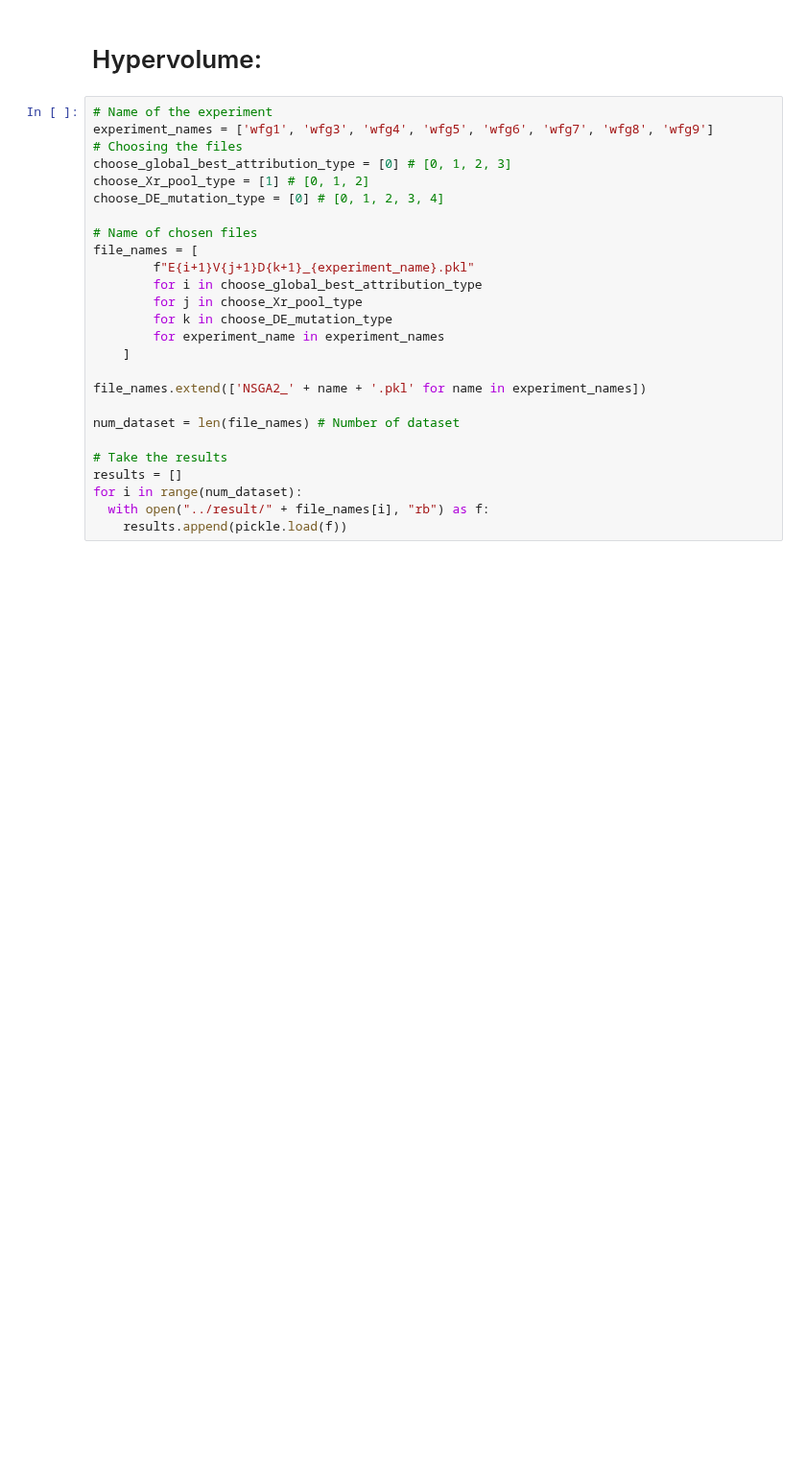
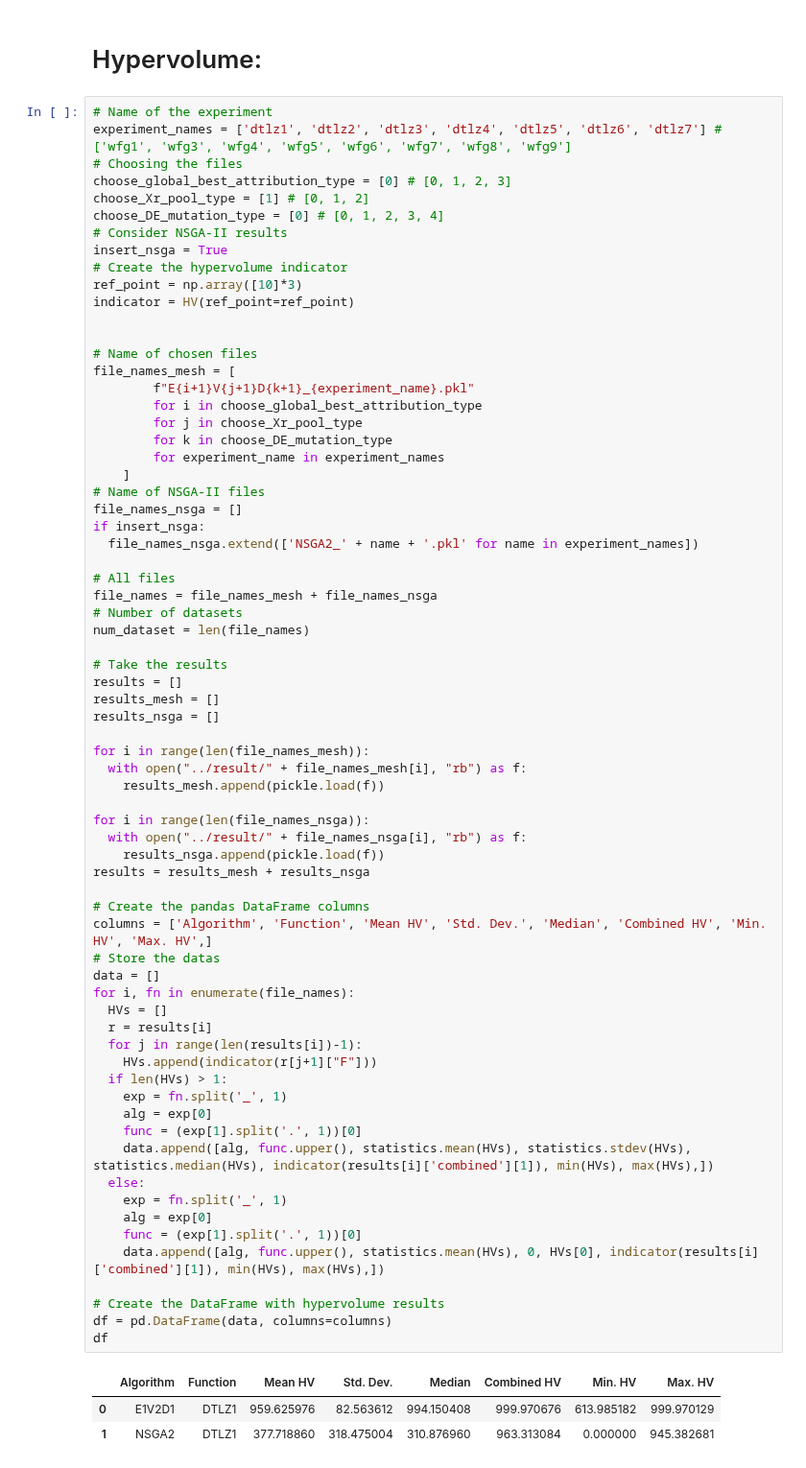
Before and after one commit to LeoVAF/Mesh-python, a Jupyter notebook: scripts/metrics.ipynb, the cells around one changed output. Shown at 96% size. Saved outputs shown, nothing was run; the diff lists cells and outputs as text; blank space fills up the shorter version.

```diff
--- a/scripts/metrics.ipynb
+++ b/scripts/metrics.ipynb
@@ -9,27 +11,74 @@ import pandas as pd
 # Hypervolume:
 # %%
 # Name of the experiment
-experiment_names = ['wfg1', 'wfg3', 'wfg4', 'wfg5', 'wfg6', 'wfg7', 'wfg8', 'wfg9']
+experiment_names = ['dtlz1', 'dtlz2', 'dtlz3', 'dtlz4', 'dtlz5', 'dtlz6', 'dtlz7'] # ['wfg1', 'wfg3', 'wfg4', 'wfg5', 'wfg6', 'wfg7', 'wfg8', 'wfg9']
 # Choosing the files
 choose_global_best_attribution_type = [0] # [0, 1, 2, 3]
 choose_Xr_pool_type = [1] # [0, 1, 2]
 choose_DE_mutation_type = [0] # [0, 1, 2, 3, 4]
+# Consider NSGA-II results
+insert_nsga = True
+# Create the hypervolume indicator
+ref_point = np.array([10]*3)
+indicator = HV(ref_point=ref_point)
+
 
 # Name of chosen files
-file_names = [
+file_names_mesh = [
         f"E{i+1}V{j+1}D{k+1}_{experiment_name}.pkl"
         for i in choose_global_best_attribution_type
         for j in choose_Xr_pool_type
         for k in choose_DE_mutation_type
         for experiment_name in experiment_names
     ]
+# Name of NSGA-II files
+file_names_nsga = []
+if insert_nsga:
+  file_names_nsga.extend(['NSGA2_' + name + '.pkl' for name in experiment_names])
 
-file_names.extend(['NSGA2_' + name + '.pkl' for name in experiment_names])
-
-num_dataset = len(file_names) # Number of dataset
+# All files
+file_names = file_names_mesh + file_names_nsga
+# Number of datasets
+num_dataset = len(file_names)
 
 # Take the results
 results = []
-for i in range(num_dataset):
-  with open("../result/" + file_names[i], "rb") as f:
-    results.append(pickle.load(f))
+results_mesh = []
+results_nsga = []
+
+for i in range(len(file_names_mesh)):
+  with open("../result/" + file_names_mesh[i], "rb") as f:
+    results_mesh.append(pickle.load(f))
+
+for i in range(len(file_names_nsga)):
+  with open("../result/" + file_names_nsga[i], "rb") as f:
+    results_nsga.append(pickle.load(f))
+results = results_mesh + results_nsga
+
+# Create the pandas DataFrame columns
+columns = ['Algorithm', 'Function', 'Mean HV', 'Std. Dev.', 'Median', 'Combined HV', 'Min. HV', 'Max. HV',]
+# Store the datas
+data = []
+for i, fn in enumerate(file_names):
+  HVs = []
+  r = results[i]
+  for j in range(len(results[i])-1):
+    HVs.append(indicator(r[j+1]["F"]))
+  if len(HVs) > 1:
+    exp = fn.split('_', 1)
+    alg = exp[0]
+    func = (exp[1].split('.', 1))[0]
+    data.append([alg, func.upper(), statistics.mean(HVs), statistics.stdev(HVs), statistics.median(HVs), indicator(results[i]['combined'][1]), min(HVs), max(HVs),])
+  else:
+    exp = fn.split('_', 1)
+    alg = exp[0]
+    func = (exp[1].split('.', 1))[0]
+    data.append([alg, func.upper(), statistics.mean(HVs), 0, HVs[0], indicator(results[i]['combined'][1]), min(HVs), max(HVs),])
+
+# Create the DataFrame with hypervolume results
+df = pd.DataFrame(data, columns=columns)
+df
+# %% [output]
+|  | Algorithm | Function | Mean HV | Std. Dev. | Median | Combined HV | Min. HV | Max. HV |
+| 0 | E1V2D1 | DTLZ1 | 959.625976 | 82.563612 | 994.150408 | 999.970676 | 613.985182 | 999.970129 |
+| 1 | NSGA2 | DTLZ1 | 377.718860 | 318.475004 | 310.876960 | 963.313084 | 0.000000 | 945.382681 |
```
Also changed, not shown: parts of 8 cells of this notebook, 3 other files.
